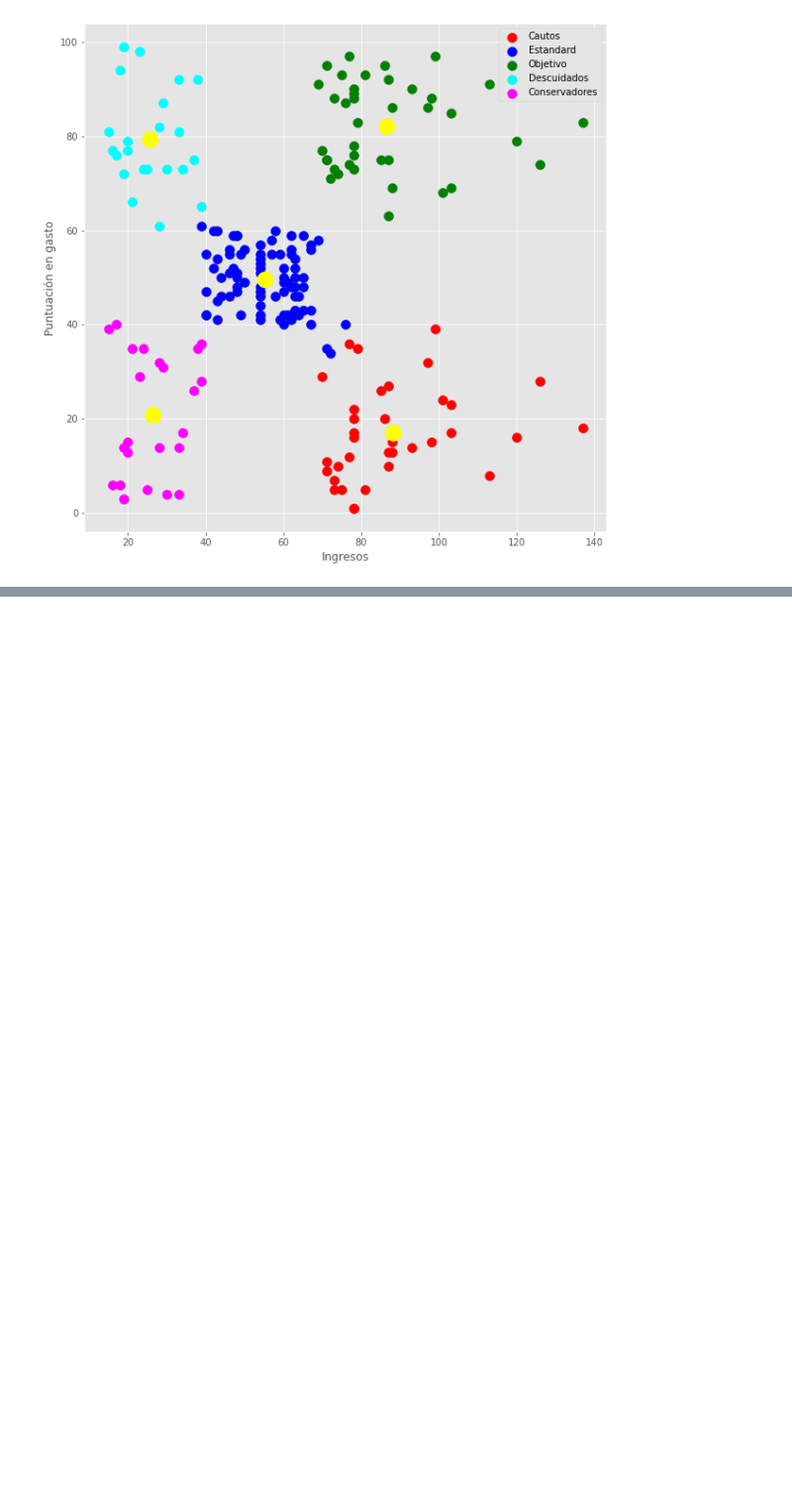
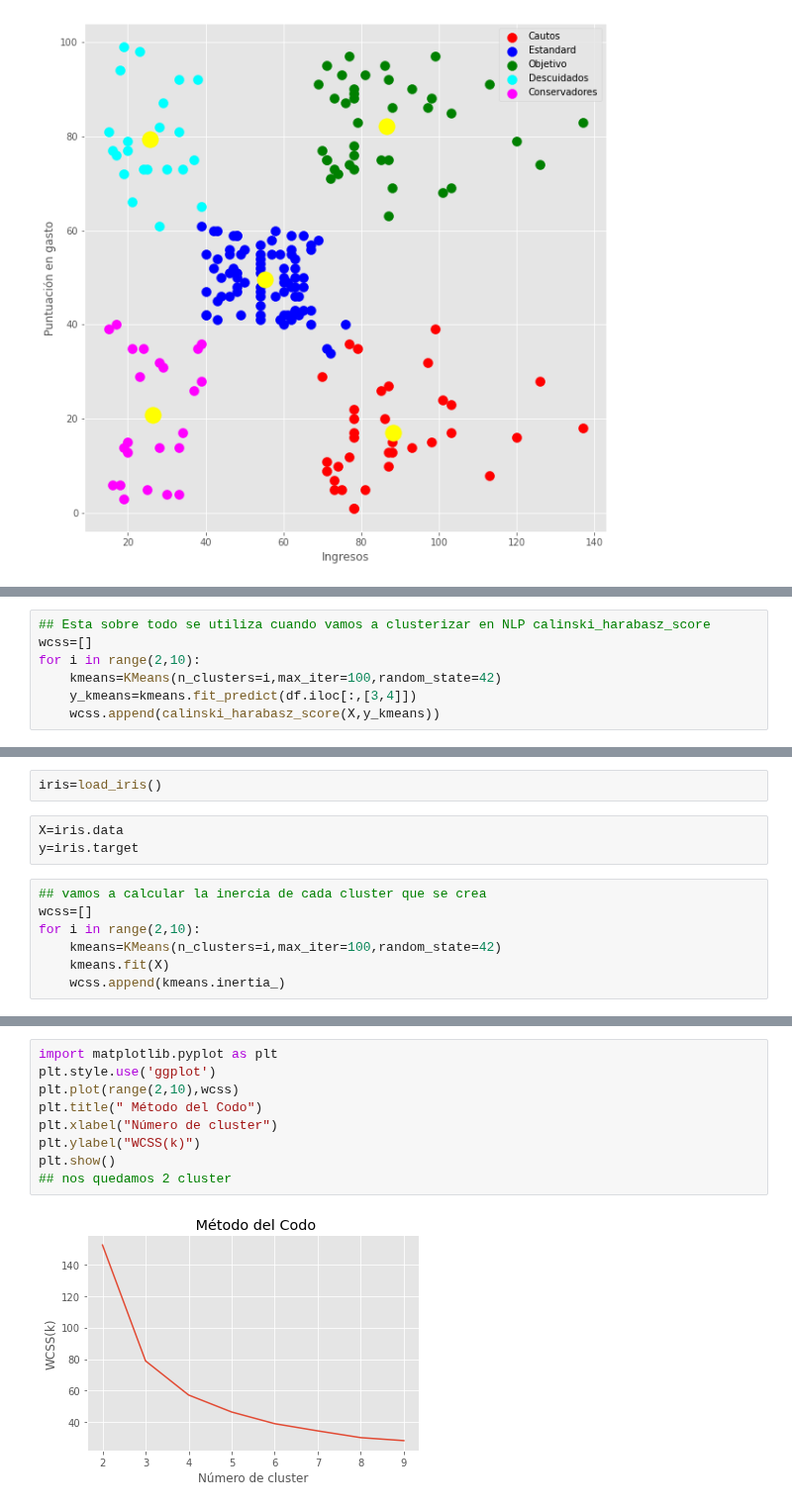
Before and after one commit to felixballestergoytia/Bootcamp_Sep2022, a Jupyter notebook: K-Means/kmeans.ipynb, the cells around one changed output, grey strips where cells are left out. Shown at 99% size. Saved outputs shown, nothing was run; the diff lists cells and outputs as text; blank space fills up the shorter version.

Commit message:
termiando el KMEANS

```diff
--- a/K-Means/kmeans.ipynb
+++ b/K-Means/kmeans.ipynb
@@ -199,0 +229,7 @@ plt.legend();
+# %%
+## Esta sobre todo se utiliza cuando vamos a clusterizar en NLP calinski_harabasz_score
+wcss=[]
+for i in range(2,10):
+    kmeans=KMeans(n_clusters=i,max_iter=100,random_state=42)
+    y_kmeans=kmeans.fit_predict(df.iloc[:,[3,4]])
+    wcss.append(calinski_harabasz_score(X,y_kmeans))
@@ -199,0 +253,12 @@ plt.legend();
+# %%
+iris=load_iris()
+# %%
+X=iris.data
+y=iris.target
+# %%
+## vamos a calcular la inercia de cada cluster que se crea
+wcss=[]
+for i in range(2,10):
+    kmeans=KMeans(n_clusters=i,max_iter=100,random_state=42)
+    kmeans.fit(X)
+    wcss.append(kmeans.inertia_)
@@ -199,0 +276,11 @@ plt.legend();
+# %%
+import matplotlib.pyplot as plt
+plt.style.use('ggplot')
+plt.plot(range(2,10),wcss)
+plt.title(" Método del Codo")
+plt.xlabel("Número de cluster")
+plt.ylabel("WCSS(k)")
+plt.show()
+## nos quedamos 2 cluster
+# %% [output]
+[figure, added]
```
Also changed, not shown: parts of 18 cells of this notebook.
